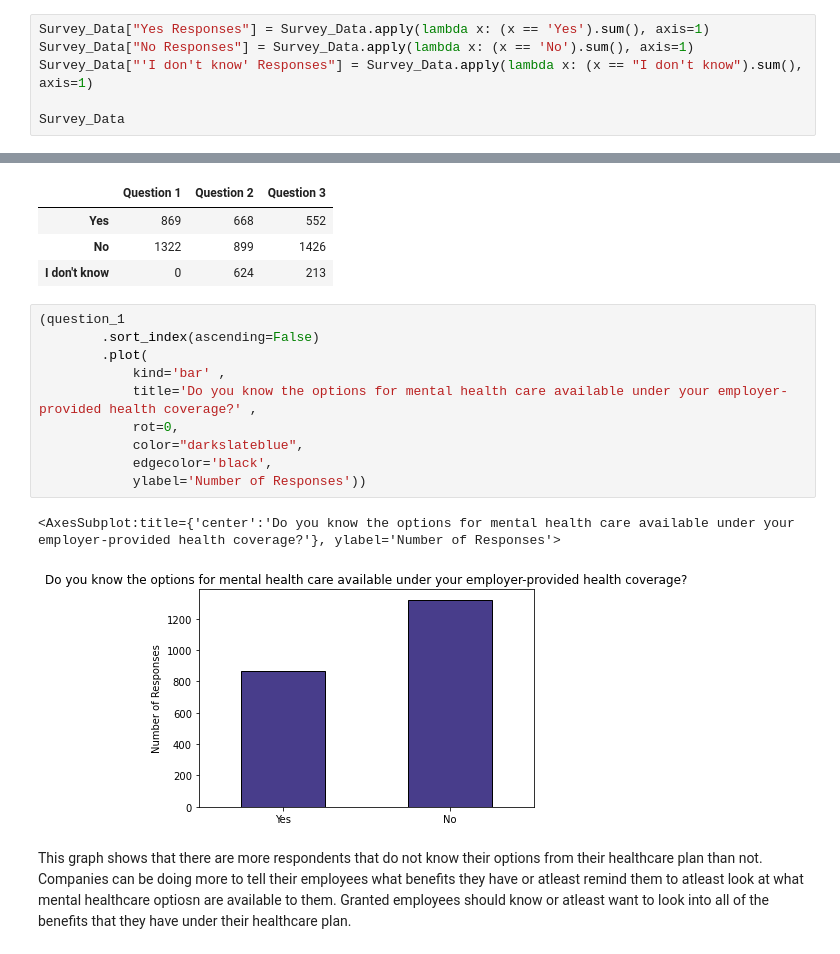
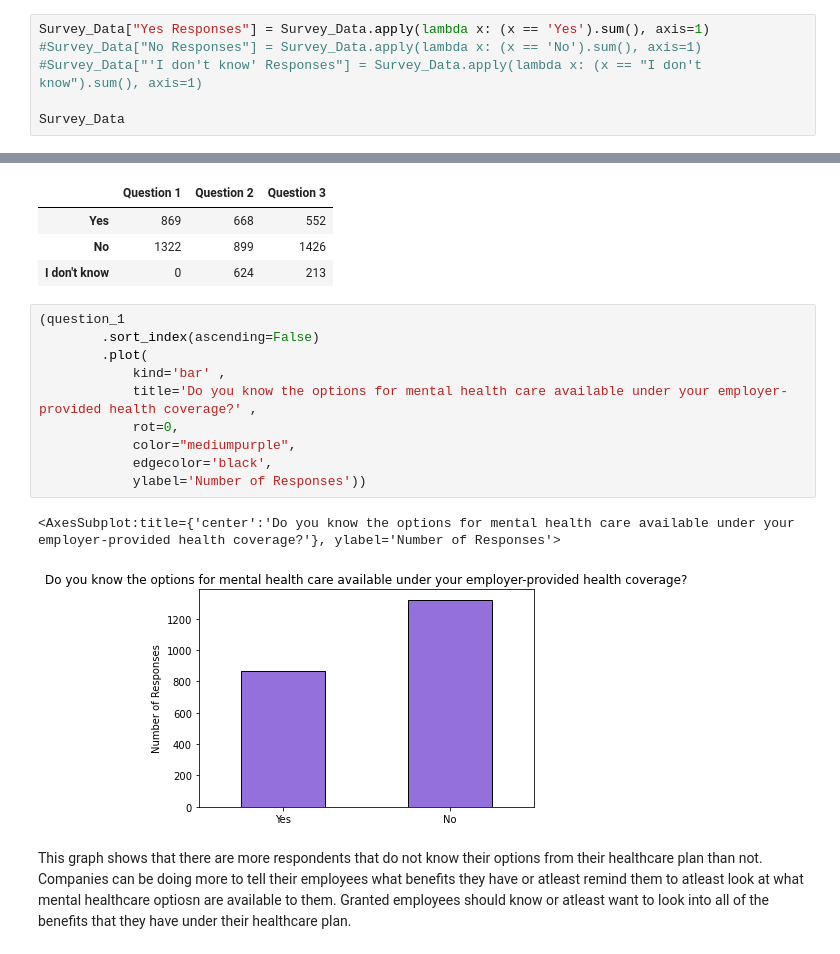
Before and after one commit to Patrick-Bacza/Group-7---Project, a Jupyter notebook: Employer_Analysis.ipynb, the cells around one changed output, grey strips where cells are left out. Cells and saved outputs as stored; diff of their text form.

```diff
--- a/Employer_Analysis.ipynb
+++ b/Employer_Analysis.ipynb
@@ -40,8 +43,8 @@ Survey_Data = Survey_Data.rename(columns ={'Do you know the options for mental h
 Survey_Data = Survey_Data[(Survey_Data['Question 1'] != 'Did Not Answer') & (Survey_Data['Question 2'] != 'Did Not Answer') & (Survey_Data['Question 3'] != 'Did Not Answer') ]
 # %%
 Survey_Data["Yes Responses"] = Survey_Data.apply(lambda x: (x == 'Yes').sum(), axis=1)
-Survey_Data["No Responses"] = Survey_Data.apply(lambda x: (x == 'No').sum(), axis=1)
-Survey_Data["'I don't know' Responses"] = Survey_Data.apply(lambda x: (x == "I don't know").sum(), axis=1)
+#Survey_Data["No Responses"] = Survey_Data.apply(lambda x: (x == 'No').sum(), axis=1)
+#Survey_Data["'I don't know' Responses"] = Survey_Data.apply(lambda x: (x == "I don't know").sum(), axis=1)
 
 Survey_Data
 # %% [output]
@@ -116,16 +130,16 @@ questions_df.sort_index(ascending=False)
 # %%
 (question_1
         .sort_index(ascending=False)
         .plot(
             kind='bar' ,
             title='Do you know the options for mental health care available under your employer-provided health coverage?' ,
             rot=0,
-            color="darkslateblue",
+            color="mediumpurple",
             edgecolor='black',
             ylabel='Number of Responses'))
 # %% [output]
 <AxesSubplot:title={'center':'Do you know the options for mental health care available under your employer-provided health coverage?'}, ylabel='Number of Responses'>
-[figure, old version]
+[figure, new version]
 # %% [markdown]
 This graph shows that there are more respondents that do not know their options from their healthcare plan than not. Companies can be doing more to tell their employees what benefits they have or atleast remind them to atleast look at what mental healthcare optiosn are available  to them. Granted employees should know or atleast want to look into all of the benefits that they have under their healthcare plan.
 # %%
```
Also changed, not shown: parts of 7 cells of this notebook, 1 other file.
